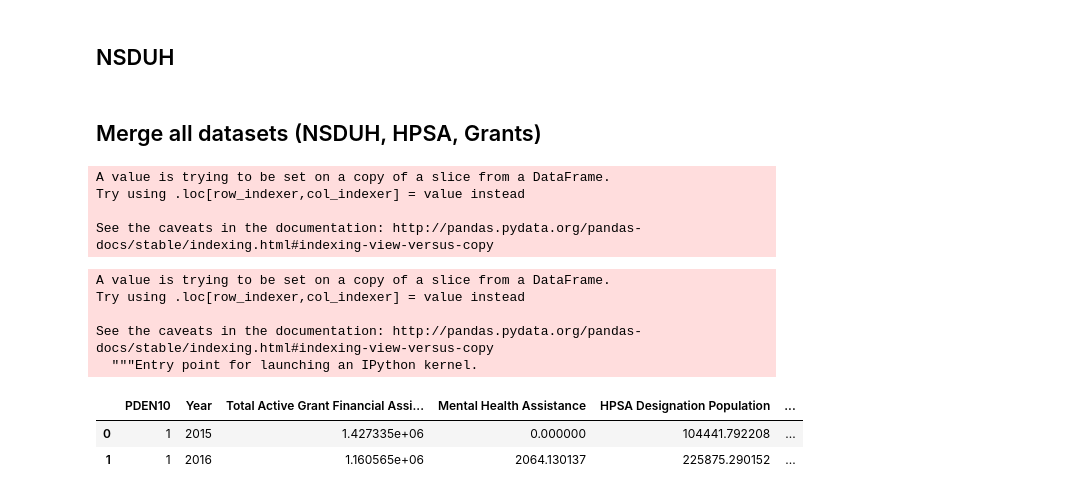
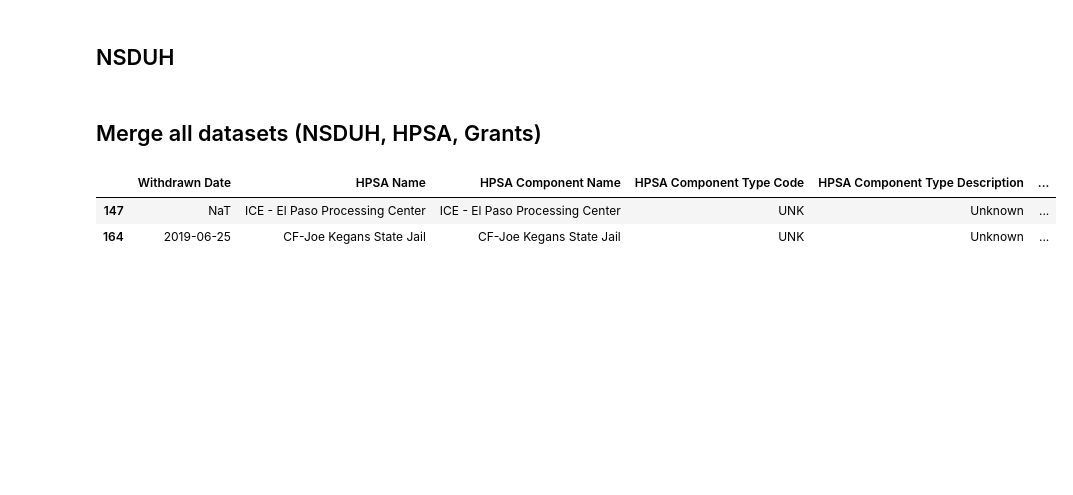
Before and after one commit to ml42322/correlationone_team2, a Jupyter notebook: Datasets Merge for Tableau.ipynb, the cells around one changed output. Drawn from its saved outputs; the diff is of its cells as text; code cells hidden in the pictures; blank space fills up the shorter version.

```diff
--- a/Datasets Merge for Tableau.ipynb
+++ b/Datasets Merge for Tableau.ipynb
@@ -73,9 +104,3 @@ hpsa_grants = hpsa.merge(grants, how='left', left_on=['PDEN10', 'HPSA Designatio
-# %%
-# rename columns names
-hpsa_grants.rename({
-    'countycountyequivalent': 'County Name',
-    'statename': 'State Name',
-    'cbsacode' : 'CBSA Code',
-    'metropolitanmicropolitanstatis' : 'Metro or Micro'}, axis=1, inplace=True)
 # %%
-hpsa_grants_15to19 = hpsa_grants.loc[(hpsa_grants['HPSA Designation Year']>=2015) & (hpsa_grants['HPSA Designation Year']<=2019)]
+# show only HPSA Designation Year >=2015 and <2020
+hpsa_grants = hpsa_grants.loc[(hpsa_grants['HPSA Designation Year']>=2015) & (hpsa_grants['HPSA Designation Year']<=2019)]
@@ -82,16 +109,3 @@ hpsa_grants_15to19 = hpsa_grants.loc[(hpsa_grants['HPSA Designation Year']>=2015
 # %%
-hpsa_grants_15to19[['HPSA Designation Date','Withdrawn Date']] = hpsa_grants_15to19[['HPSA Designation Date','Withdrawn Date']].apply(pd.to_datetime) #if conversion required
-hpsa_grants_15to19['Days Before Withdrawn'] = (hpsa_grants_15to19['Withdrawn Date'] - hpsa_grants_15to19['HPSA Designation Date']).dt.days
+hpsa_grants[['HPSA Designation Date','Withdrawn Date']] = hpsa_grants[['HPSA Designation Date','Withdrawn Date']].apply(pd.to_datetime) #if conversion required
+hpsa_grants['DaysBeforeWithdrawn'] = (hpsa_grants['Withdrawn Date'] - hpsa_grants['HPSA Designation Date']).dt.days
-# %% [output]
-A value is trying to be set on a copy of a slice from a DataFrame.
-Try using .loc[row_indexer,col_indexer] = value instead
-
-See the caveats in the documentation: http://pandas.pydata.org/pandas-docs/stable/indexing.html#indexing-view-versus-copy
-# %%
-hpsa_grants_15to19['Year'] = pd.to_numeric(hpsa_grants_15to19['Year'], downcast='integer')
-# %% [output]
-A value is trying to be set on a copy of a slice from a DataFrame.
-Try using .loc[row_indexer,col_indexer] = value instead
-
-See the caveats in the documentation: http://pandas.pydata.org/pandas-docs/stable/indexing.html#indexing-view-versus-copy
-  """Entry point for launching an IPython kernel.
@@ -98 +115,8 @@ See the caveats in the documentation: http://pandas.pydata.org/pandas-docs/stabl
+# %%
+hpsa_grants.shape # (4783, 38)
+hpsa_grants.head(2)
+# %% [output]
+|  | Withdrawn Date | HPSA Name | HPSA Component Name | HPSA Component Type Code | HPSA Component Type Description | ... |
+| 147 | NaT | ICE - El Paso Processing Center | ICE - El Paso Processing Center | UNK | Unknown | ... |
+| 164 | 2019-06-25 | CF-Joe Kegans State Jail | CF-Joe Kegans State Jail | UNK | Unknown | ... |
 # %%
@@ -108,6 +124,0 @@ hpsa_concise['Year'] = pd.to_numeric(hpsa_concise['Year'], downcast='integer')
-# %%
-hpsa_concise.head(2)
-# %% [output]
-|  | PDEN10 | Year | Total Active Grant Financial Assi... | Mental Health Assistance | HPSA Designation Population | ... |
-| 0 | 1 | 2015 | 1.427335e+06 | 0.000000 | 104441.792208 | ... |
-| 1 | 1 | 2016 | 1.160565e+06 | 2064.130137 | 225875.290152 | ... |
```
Also changed, not shown: parts of 20 cells of this notebook.
